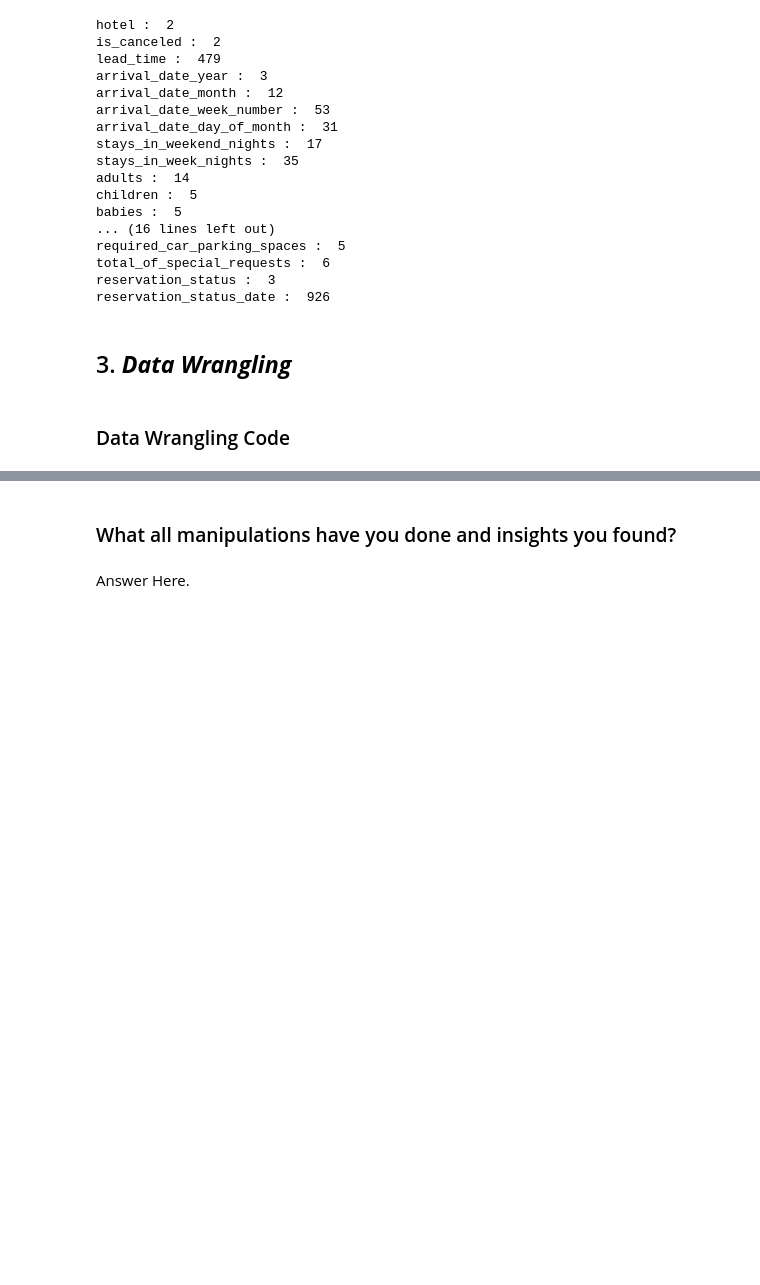
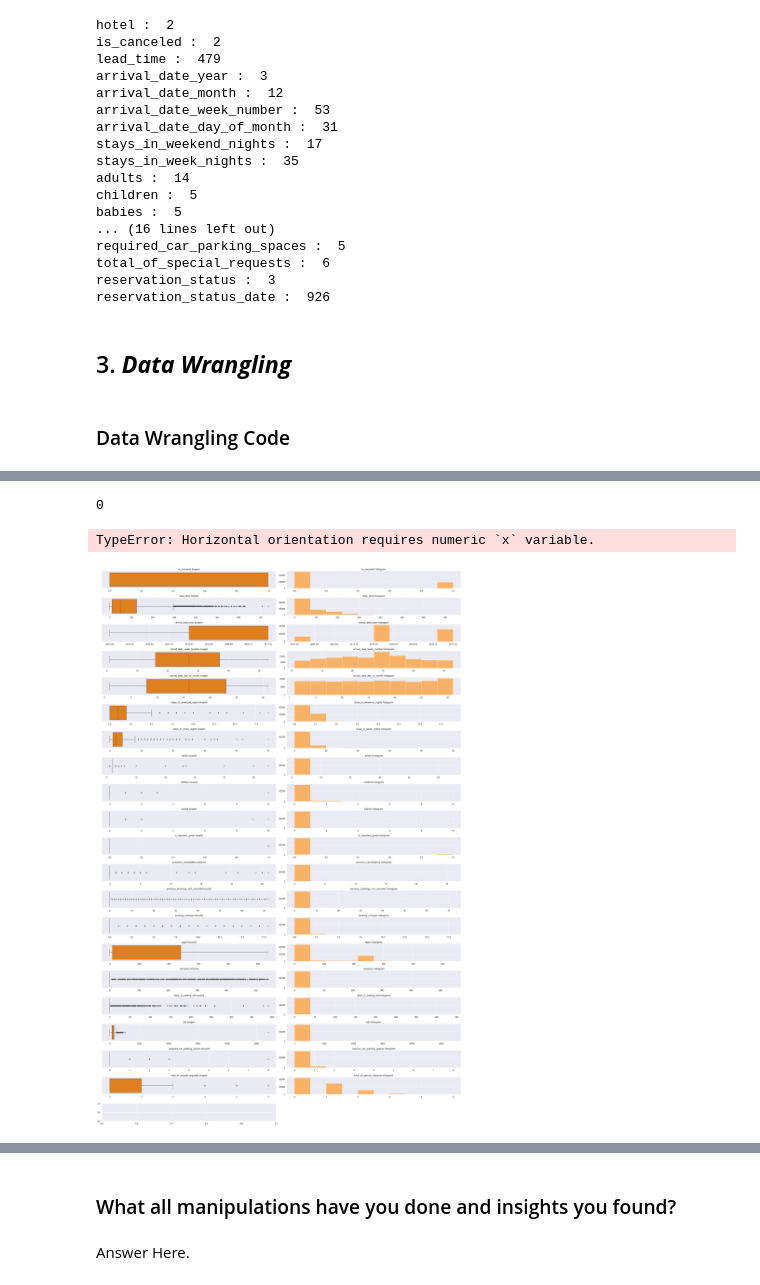
Before and after one commit to RahulSaini789/Hotel_Booking_EDA_project, a Jupyter notebook: Sample EDA Submission Template.ipynb, the cells around one changed output, grey strips where cells are left out. Drawn from its saved outputs; the diff is of its cells as text; code cells hidden in the pictures; blank space fills up the shorter version.

Commit message:
Missing value fill, outliers treatement and data preprosesing complate

```diff
--- a/Sample EDA Submission Template.ipynb
+++ b/Sample EDA Submission Template.ipynb
@@ -318,0 +348,15 @@ reservation_status_date :  926
+# %%
+# Converting this date tiem column to its correct type otherwise it shall be counted in categorical features and mess with the visualisations
+df1['reeservation_status_date'] = df1['reservation_status_date'].astype(
+    'datetime64')
+# %%
+# Separate the numerical columns in a list for  the easy of visualisation
+Numerical_columns = [i for i in df1.columns if df1.dtypes[i] != 'object']
+
+# Separate the Cetegorical columns in a list for  the easy of visualisation
+Categorical_columns = [i for i in df1.columns if df1.dtypes[i] == 'object']
+
+print("Categorical Columns are: ", *Categorical_columns, sep='\n')
+print("\n")
+print("\n")
+print("Numerical Columns are: ", *Numerical_columns, sep='\n')
@@ -318,0 +428,33 @@ reservation_status_date :  926
+# %%
+# Droping rows with 0 adults
+df1.drop(df1[df1['adults'] == 0].index, inplace=True)
+# %%
+# check outlier
+len(df1[df1['adults'] == 0])
+# %% [output]
+0
+# %%
+# creating a boxplot and historaam for outlier detection
+n = 1
+
+sns.set_style('darkgrid')
+sns.set(font_scale=1.2)
+plt.figure(figsize=(30, 46))
+
+for feature in Numerical_columns:
+    plt.subplot(21, 2, n)
+    sns.boxplot(df1[feature], palette='autumn').set(
+        xlabel='')  # Change None to ''
+    plt.title(f'{feature} boxplot')
+    n = n + 1
+
+    plt.subplot(21, 2, n)
+    plt.hist(df1[feature], color='#f7b267')
+    plt.title(f'{feature} histogram')
+    n = n + 1
+    plt.tight_layout()
+
+plt.show()
+# %% [output]
+TypeError: Horizontal orientation requires numeric `x` variable.
+[figure, added]
```
Also changed, not shown: parts of 15 cells of this notebook.
